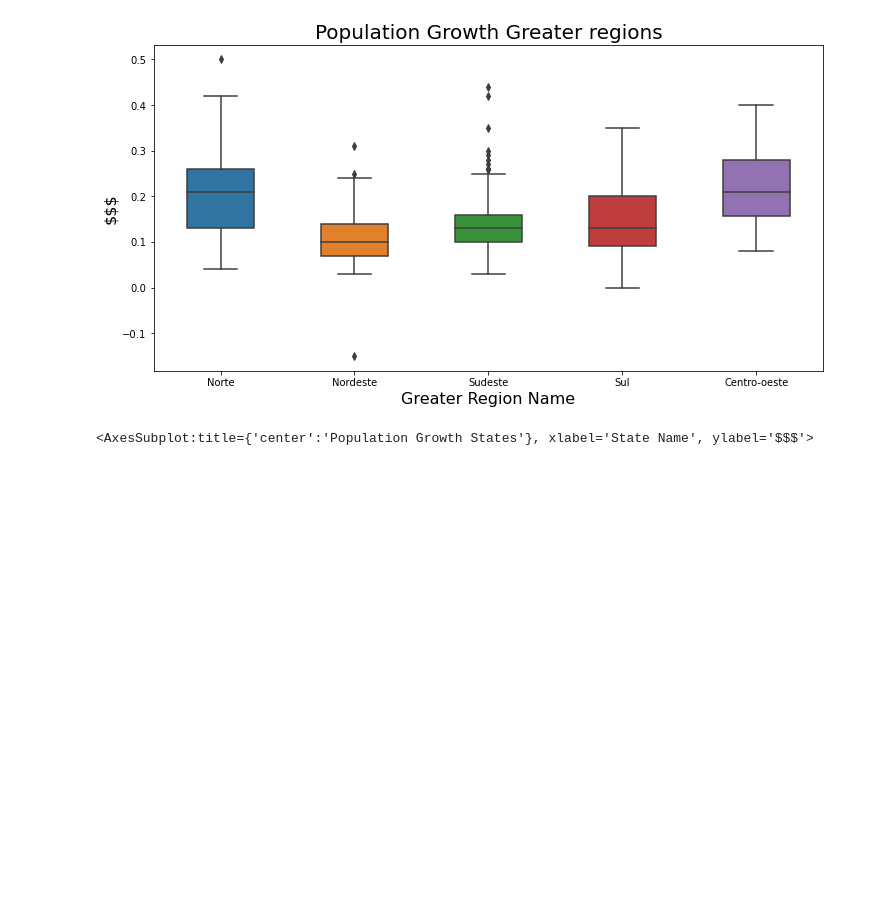
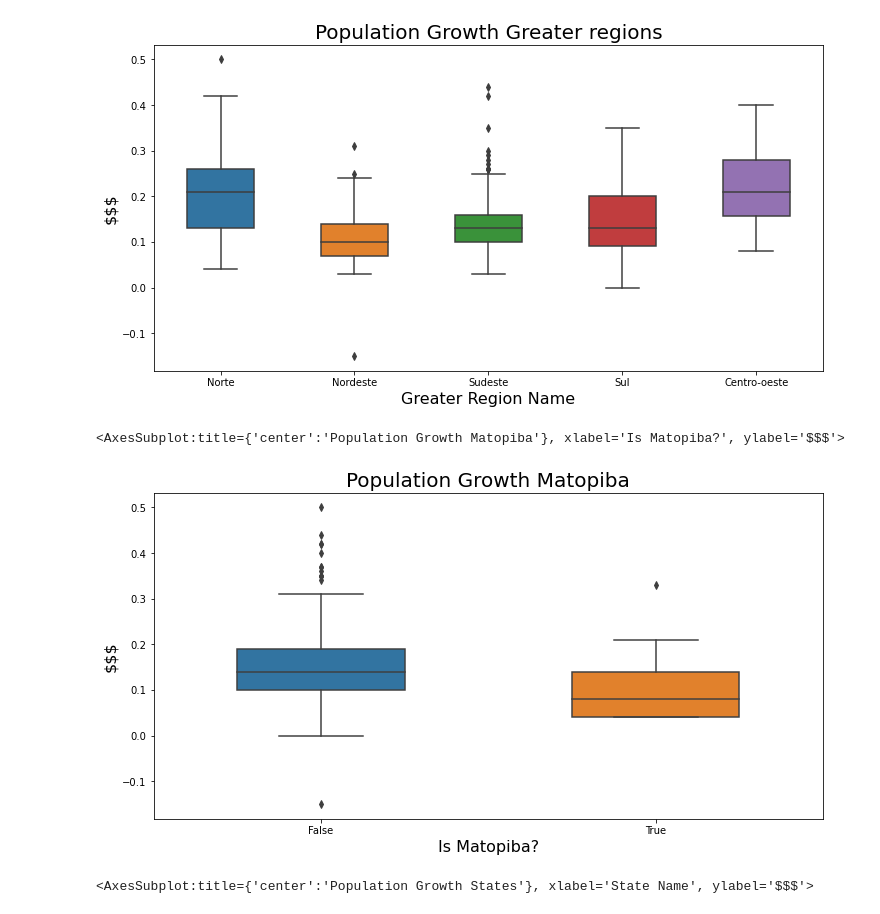
Before and after one commit to pliniocampinas/scrap-fiis-brs, a Jupyter notebook: notebooks/analise-cities.ipynb, the cells around one changed output. Saved outputs shown, nothing was run; the diff lists cells and outputs as text; code cells hidden in the pictures; blank space fills up the shorter version.

```diff
--- a/notebooks/analise-cities.ipynb
+++ b/notebooks/analise-cities.ipynb
@@ -283,6 +286,16 @@ ax
 # %% [output]
 <AxesSubplot:title={'center':'Population Growth Greater regions'}, xlabel='Greater Region Name', ylabel='$$$'>
 [figure]
+# %%
+ax = sns.boxplot(y='population_growth_percent', x='is_matopiba', data=dados_2019_100k_cities, orient='v', width=0.5)
+ax.figure.set_size_inches(12, 6)
+ax.set_title('Population Growth Matopiba', fontsize=20)
+ax.set_ylabel('$$$', fontsize=16)
+ax.set_xlabel('Is Matopiba?', fontsize=16)
+ax
+# %% [output]
+<AxesSubplot:title={'center':'Population Growth Matopiba'}, xlabel='Is Matopiba?', ylabel='$$$'>
+[figure, added]
 # %%
 ax = sns.boxplot(y='population_growth_percent', x='state_acronym', data=dados_2019_100k_cities, orient='v', width=0.5)
 ax.figure.set_size_inches(12, 6)
```
Also changed, not shown: parts of 11 cells of this notebook, 1 other file.
